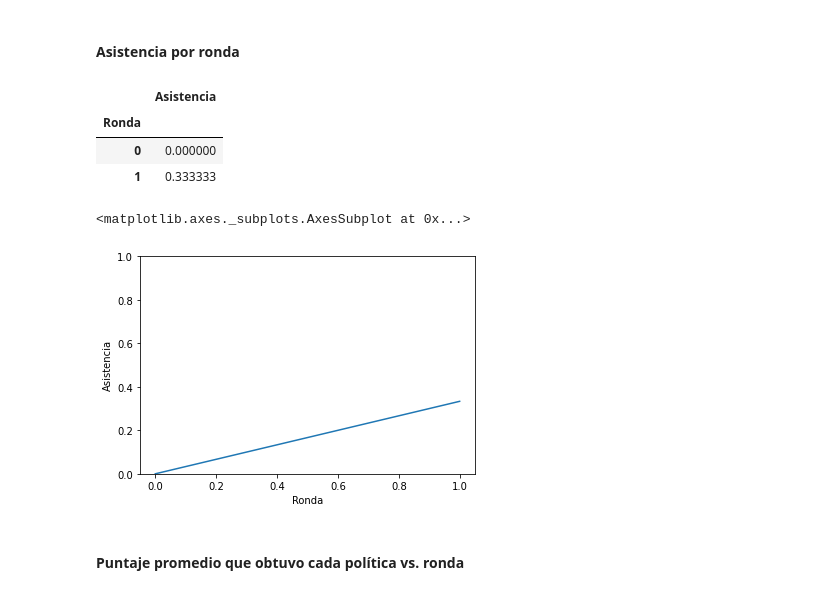
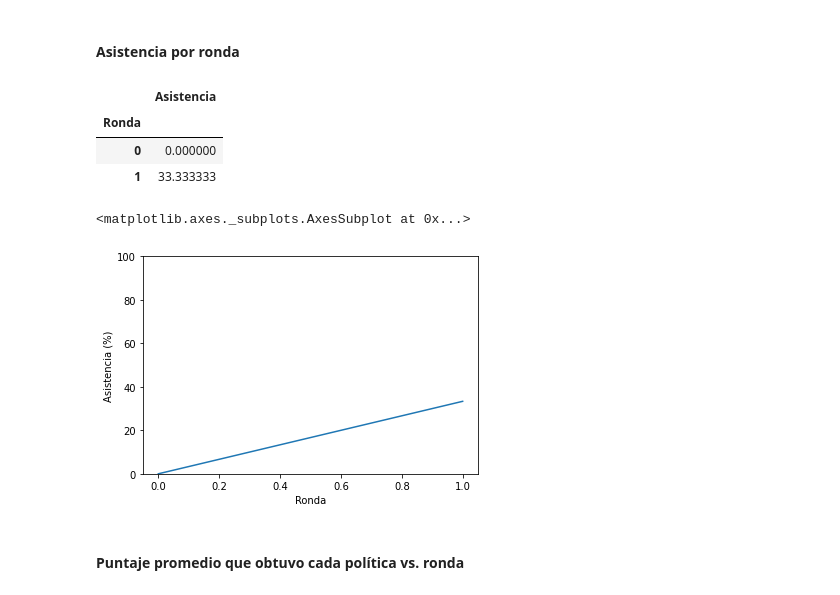
Before and after one commit to Slendercoder/SemilleroMSFS, a Jupyter notebook: Codigos/ElFarol.ipynb, the cells around one changed output. Drawn from its saved outputs; the diff is of its cells as text; code cells hidden in the pictures.

```diff
--- a/Codigos/ElFarol.ipynb
+++ b/Codigos/ElFarol.ipynb
@@ -164,19 +174,20 @@ df1 = pd.DataFrame(data.groupby('Ronda')['Estado'].mean())
 # %%
 df1 = pd.DataFrame(data.groupby('Ronda')['Estado'].mean())
 df1.columns = ['Asistencia']
+df1['Asistencia'] = df1['Asistencia'] * 100
 df1.head(10)
 # %% [output]
 |  | Asistencia |
 | Ronda |  |
 | 0 | 0.000000 |
-| 1 | 0.333333 |
+| 1 | 33.333333 |
 # %%
-plt.ylabel('Asistencia')
-plt.ylim(0,1)
+plt.ylabel('Asistencia (%)')
+plt.ylim(0,100)
 df1['Asistencia'].plot()
 # %% [output]
 <matplotlib.axes._subplots.AxesSubplot at 0x...>
-[figure, old version]
+[figure, new version]
 # %% [markdown]
 ####  Puntaje promedio que obtuvo cada política vs. ronda
 # %%
```
Also changed, not shown: parts of 11 cells of this notebook, 3 other files.
